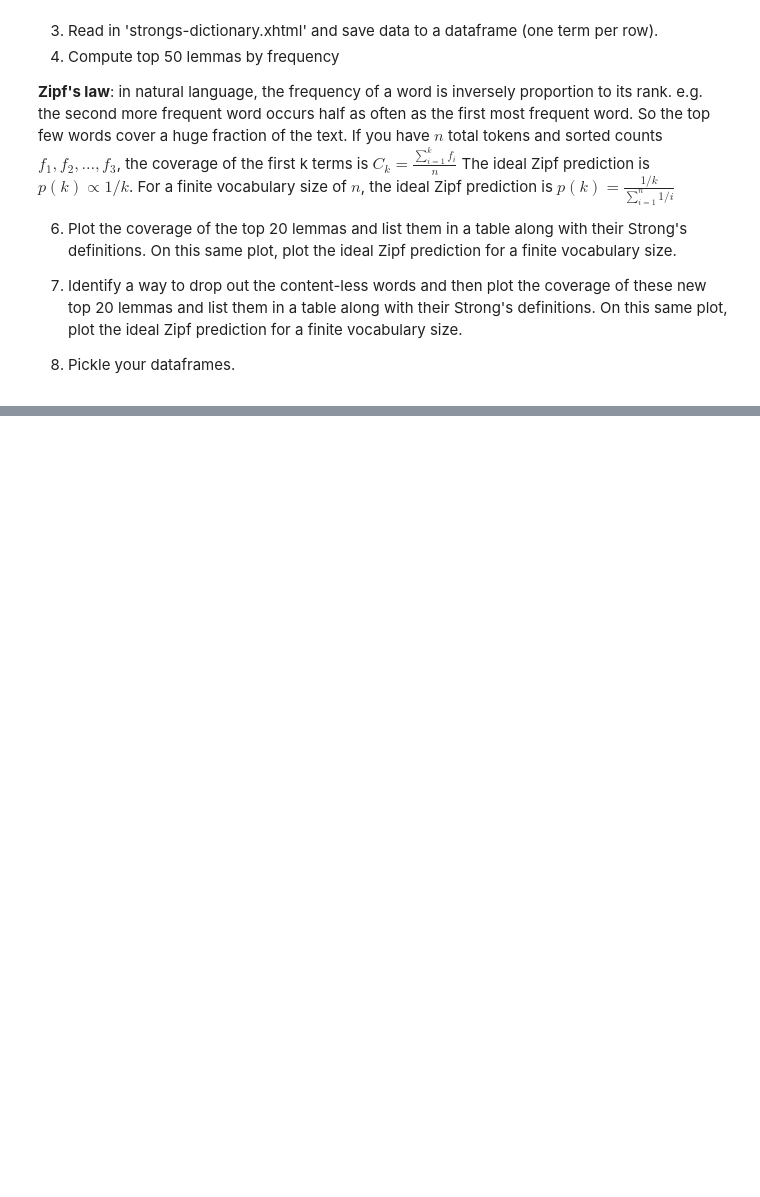
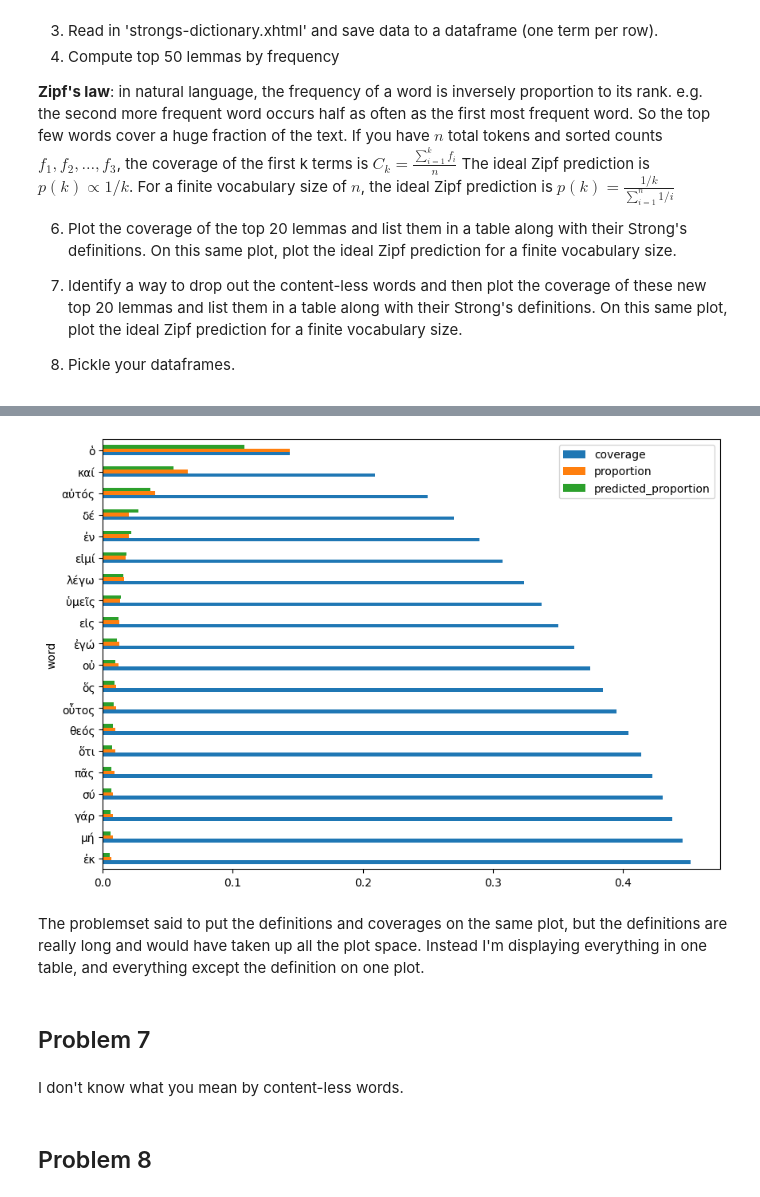
Before and after one commit to wstevick/bible-project, a Jupyter notebook: PS1_InitialExploration.ipynb, the cells around one changed output, grey strips where cells are left out. Drawn from its saved outputs; the diff is of its cells as text; code cells hidden in the pictures; blank space fills up the shorter version.

```diff
--- a/PS1_InitialExploration.ipynb
+++ b/PS1_InitialExploration.ipynb
@@ -21,0 +290,4 @@ The ideal Zipf prediction is $p(k) \propto 1/k$. For a finite vocabulary size of
+# %%
+frequencies = df["strong"].value_counts()
+top_50 = frequencies.index[:50]
+pd.concat([frequencies.iloc[:50], strong.loc[top_50, "definition"]], axis=1)
@@ -21,0 +315,36 @@ The ideal Zipf prediction is $p(k) \propto 1/k$. For a finite vocabulary size of
+# %%
+total_tokens = len(df)
+vocab_size = len(frequencies)
+denominator = sum(1 / i for i in range(1, vocab_size + 1))
+total_count = 0
+zipf_df = pd.DataFrame(
+    columns=[
+        "rank",
+        "strong",
+        "word",
+        "definition",
+        "coverage",
+        "proportion",
+        "predicted_proportion",
+    ]
+).set_index("rank")
+for i in range(20):
+    str_n = frequencies.index[i]
+    word = strong.loc[str_n, "original"]
+    definition = strong.loc[str_n, "definition"]
+    count = frequencies.iloc[i]
+    proportion = count / total_tokens
+    total_count += count
+    coverage = total_count / total_tokens
+    rank = i + 1
+    predicted_proportion = 1 / rank / denominator
+    zipf_df.loc[rank] = [
+        str_n,
+        word,
+        definition,
+        coverage,
+        proportion,
+        predicted_proportion,
+    ]
+
+zipf_df
@@ -21,0 +370,14 @@ The ideal Zipf prediction is $p(k) \propto 1/k$. For a finite vocabulary size of
+# %%
+zipf_df[["coverage", "proportion", "predicted_proportion", "word"]][::-1].plot.barh(
+    x="word"
+).figure.set_size_inches(10, 7);
+# %% [output]
+[figure, added]
+# %% [markdown]
+The problemset said to put the definitions and coverages on the same plot, but the definitions are really long and would have taken up all the plot space. Instead I'm displaying everything in one table, and everything except the definition on one plot.
+# %% [markdown]
+## Problem 7
+# %% [markdown]
+I don't know what you mean by content-less words.
+# %% [markdown]
+## Problem 8
```
Also changed, not shown: parts of 23 cells of this notebook, 2 other files.
